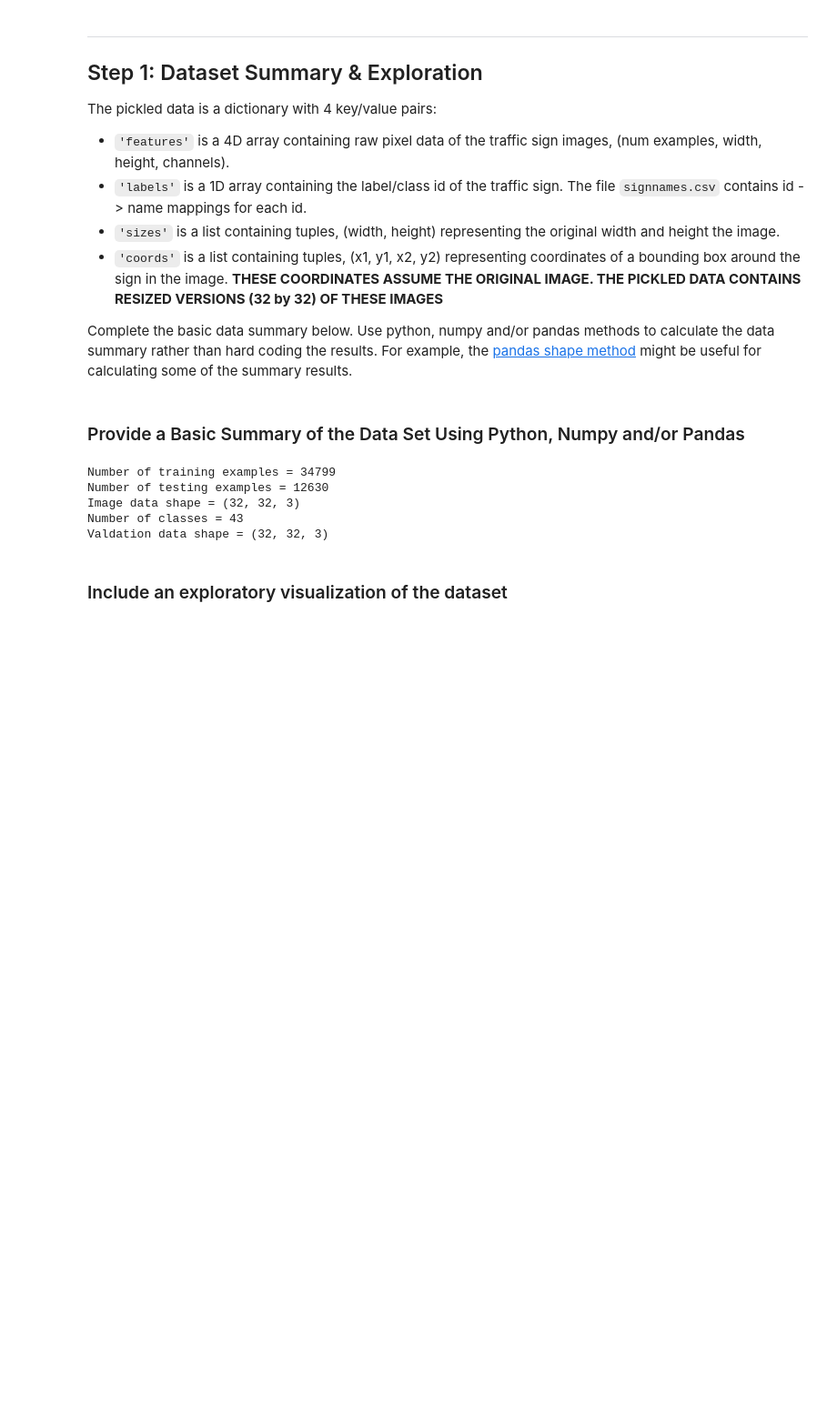
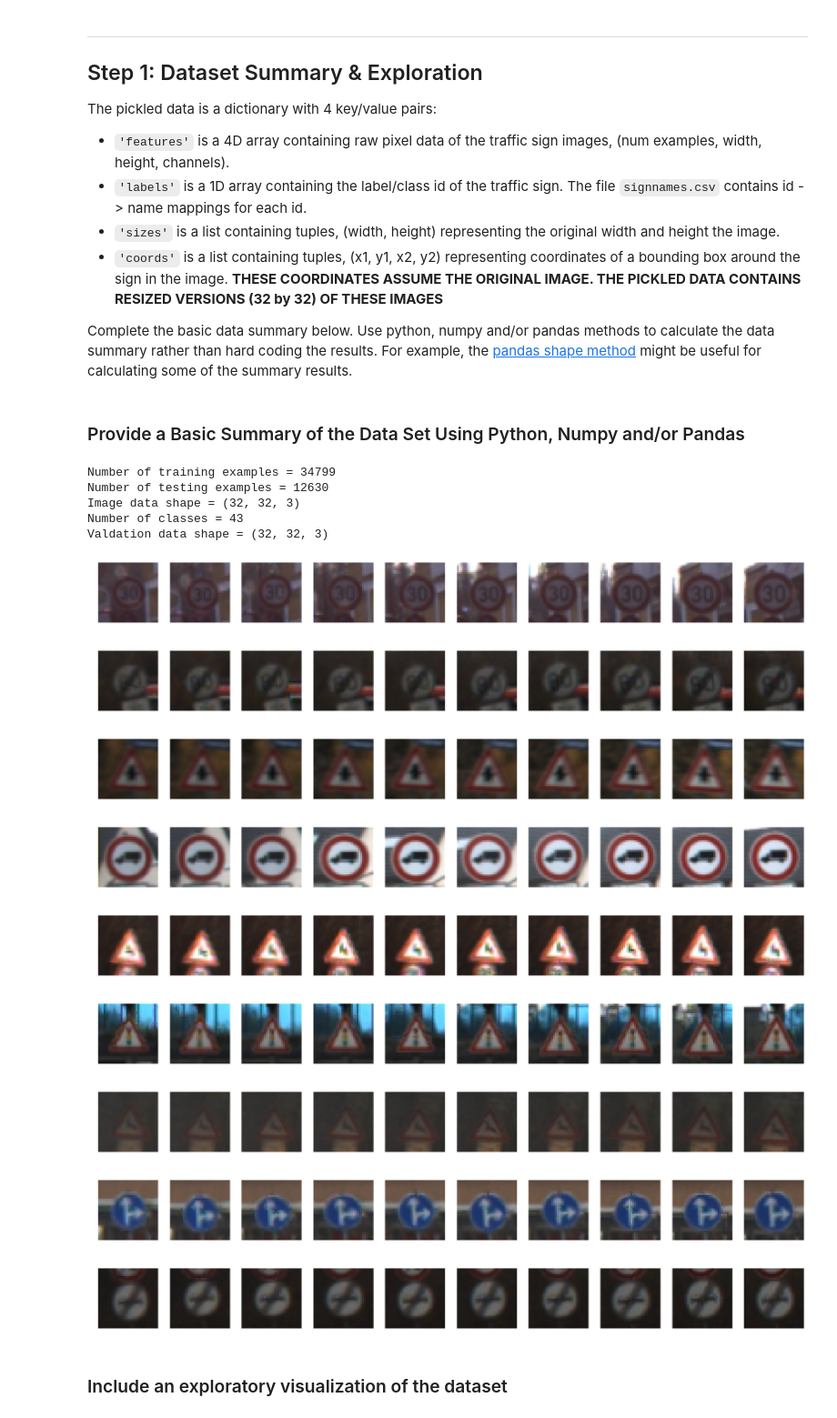
Before and after one commit to sm-azure/sdc-ts-classifier, a Jupyter notebook: Traffic_Sign_Classifier.ipynb, the cells around one changed output. Shown: that part at 91% size. Cells and saved outputs as stored; diff of their text form; code cells hidden in the pictures; blank space fills up the shorter version.

```diff
--- a/Traffic_Sign_Classifier.ipynb
+++ b/Traffic_Sign_Classifier.ipynb
@@ -58,33 +66,61 @@ Complete the basic data summary below. Use python, numpy and/or pandas methods t
 import numpy as np
 ### Replace each question mark with the appropriate value.
 ### Use python, pandas or numpy methods rather than hard coding the results
 
 # TODO: Number of training examples
 n_train = X_train.shape[0]
 
 # TODO: Number of validation examples
 n_validation = X_valid.shape[0]
 
 # TODO: Number of testing examples.
 n_test = X_test.shape[0]
 
 # TODO: What's the shape of an traffic sign image?
 image_shape = X_train[0].shape
 
 # TODO: How many unique classes/labels there are in the dataset.
 n_classes = len(np.unique(y_train))
 
 print("Number of training examples =", n_train)
 print("Number of testing examples =", n_test)
 print("Image data shape =", image_shape)
 print("Number of classes =", n_classes)
 print("Valdation data shape =", X_valid[0].shape)
+
+import matplotlib.pyplot as plt
+from matplotlib.pyplot import figure, imshow, axis
+%matplotlib inline
+
+#https://stackoverflow.com/questions/36006136/how-to-display-images-in-a-row-with-ipython-display
+def showImagesHorizontally(list_of_files):
+    fig = plt.figure(figsize=(32, 32))
+    number_of_files = len(list_of_files)
+    for i in range(number_of_files):
+        a=fig.add_subplot(1,number_of_files,i+1)
+        image = list_of_files[i]
+        plt.imshow(image,cmap='Greys_r')
+        plt.axis('off')
+#    plt.close(fig)
+
+for i in range(1,43,5):
+    sign = X_train[np.where(y_train == i)]
+    showImagesHorizontally(sign[0:10])
 # %% [output]
 Number of training examples = 34799
 Number of testing examples = 12630
 Image data shape = (32, 32, 3)
 Number of classes = 43
 Valdation data shape = (32, 32, 3)
+[figure, added]
+[figure, added]
+[figure, added]
+[figure, added]
+[figure, added]
+[figure, added]
+[figure, added]
+[figure, added]
+[figure, added]
 # %% [markdown]
 ### Include an exploratory visualization of the dataset
 # %% [markdown]
```
Also changed, not shown: parts of 10 cells of this notebook.
